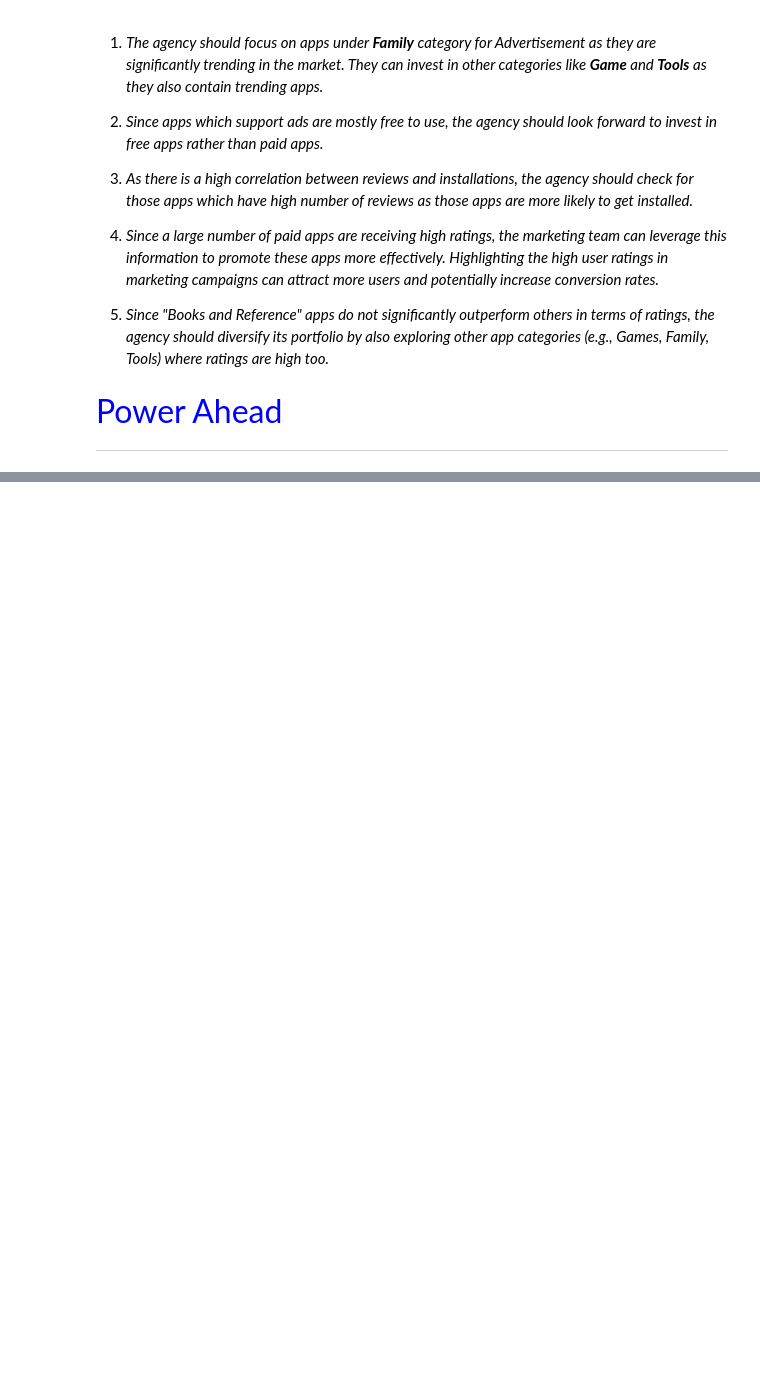
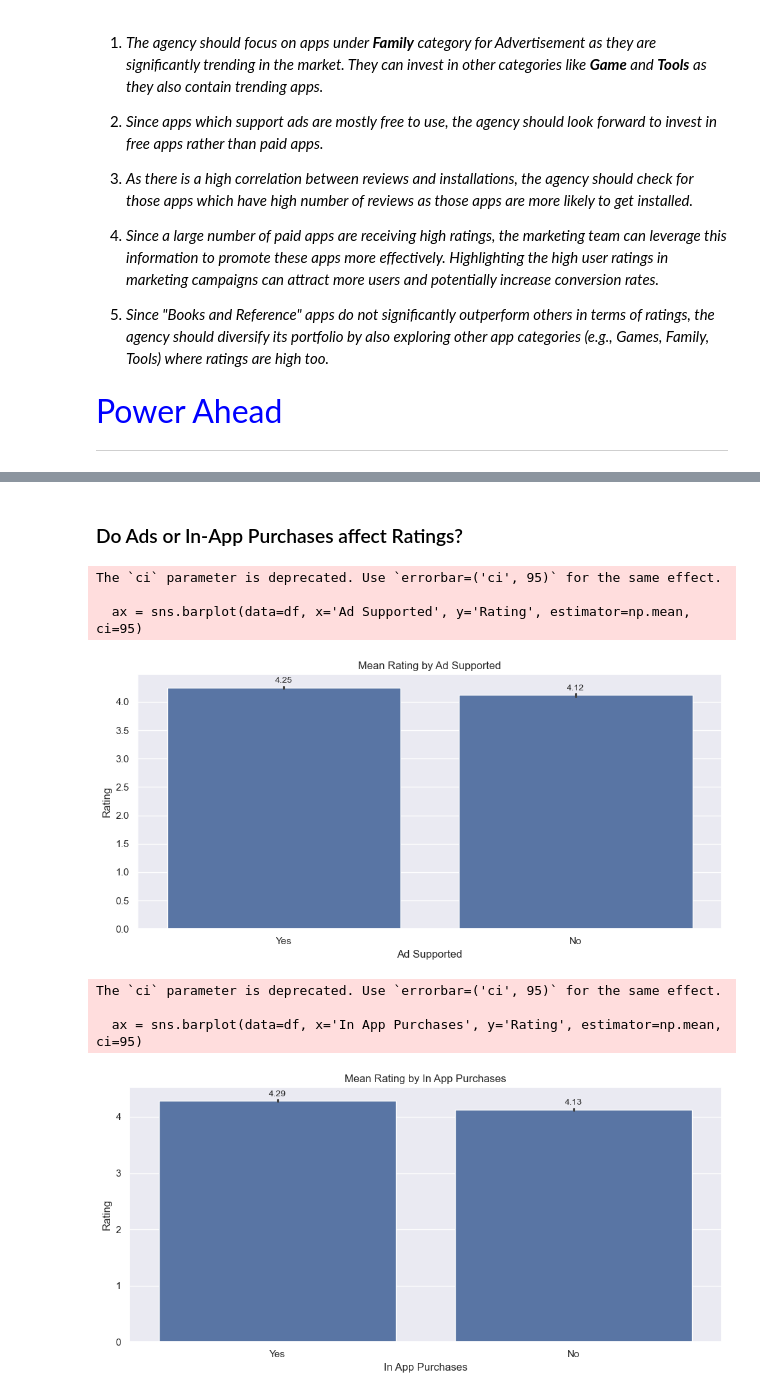
Before and after one commit to nikilok/python-ml, a Jupyter notebook: Session_Notebook_Google_Play_Store_Case_Study.ipynb, the cells around one changed output, grey strips where cells are left out. Saved outputs shown, nothing was run; the diff lists cells and outputs as text; code cells hidden in the pictures; blank space fills up the shorter version.

```diff
--- a/Session_Notebook_Google_Play_Store_Case_Study.ipynb
+++ b/Session_Notebook_Google_Play_Store_Case_Study.ipynb
@@ -758,0 +795,29 @@ ___
+# %% [markdown]
+### Do Ads or In-App Purchases affect Ratings?
+# %%
+# Ad Supported vs Rating
+plt.figure(figsize=(10,5))
+ax = sns.barplot(data=df, x='Ad Supported', y='Rating', estimator=np.mean, ci=95)
+plt.title('Mean Rating by Ad Supported')
+for p in ax.patches:
+    h = p.get_height()
+    ax.annotate(f'{h:.2f}', (p.get_x()+p.get_width()/2, h), ha='center', va='bottom', fontsize=10, xytext=(0,3), textcoords='offset points')
+plt.tight_layout(); plt.show()
+
+# In App Purchases vs Rating
+plt.figure(figsize=(10,5))
+ax = sns.barplot(data=df, x='In App Purchases', y='Rating', estimator=np.mean, ci=95)
+plt.title('Mean Rating by In App Purchases')
+for p in ax.patches:
+    h = p.get_height()
+    ax.annotate(f'{h:.2f}', (p.get_x()+p.get_width()/2, h), ha='center', va='bottom', fontsize=10, xytext=(0,3), textcoords='offset points')
+plt.tight_layout(); plt.show()
+# %% [output]
+The `ci` parameter is deprecated. Use `errorbar=('ci', 95)` for the same effect.
+
+  ax = sns.barplot(data=df, x='Ad Supported', y='Rating', estimator=np.mean, ci=95)
+[figure, added]
+The `ci` parameter is deprecated. Use `errorbar=('ci', 95)` for the same effect.
+
+  ax = sns.barplot(data=df, x='In App Purchases', y='Rating', estimator=np.mean, ci=95)
+[figure, added]
```
Also changed, not shown: parts of 20 cells of this notebook.
